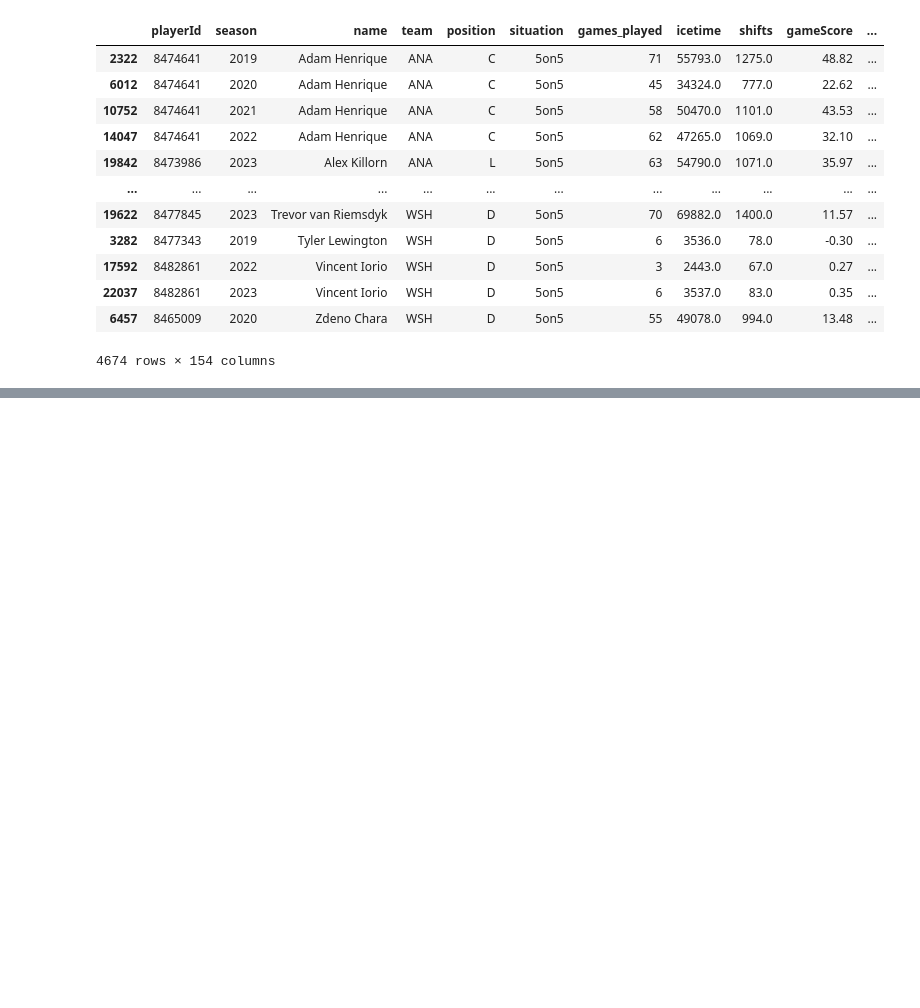
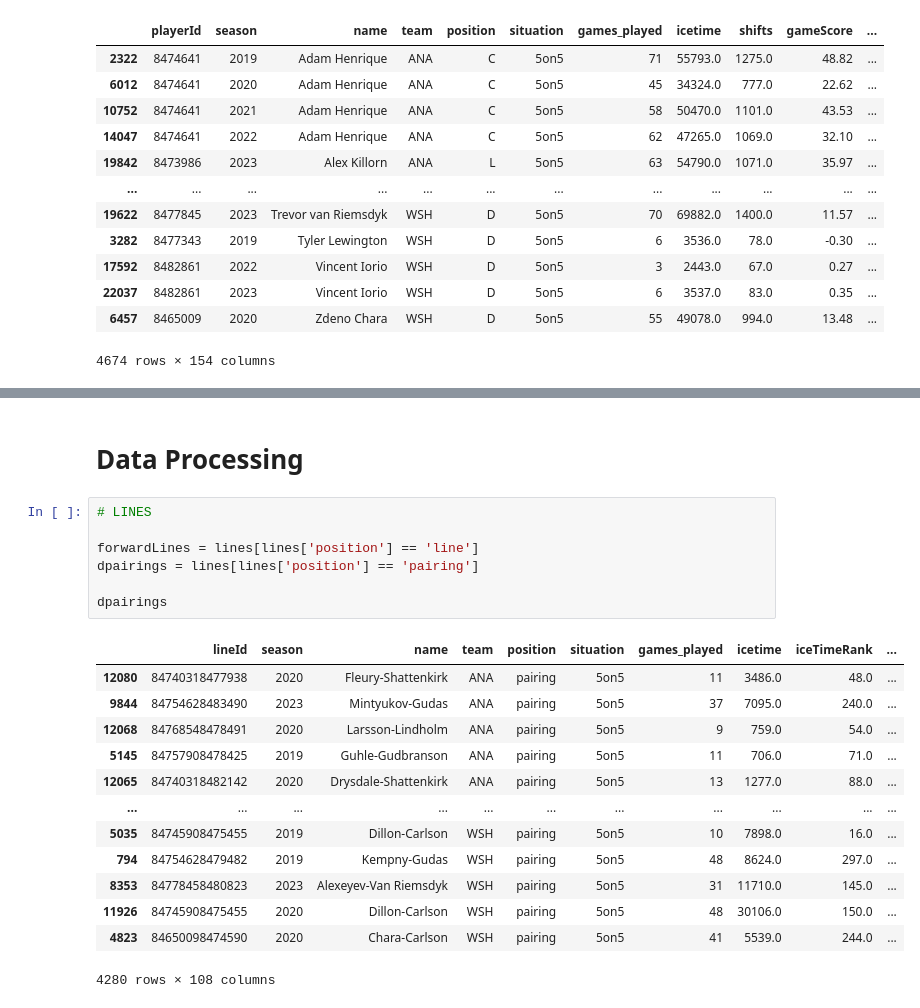
Before and after one commit to emrkel/NHL-Line-Optimisation, a Jupyter notebook: dataWrangling.ipynb, the cells around one changed output, grey strips where cells are left out. Drawn from its saved outputs; the diff is of its cells as text; blank space fills up the shorter version.

```diff
--- a/dataWrangling.ipynb
+++ b/dataWrangling.ipynb
@@ -188,0 +251,23 @@ fullStrength
+# %% [markdown]
+# Data Processing
+# %%
+# LINES
+
+forwardLines = lines[lines['position'] == 'line']
+dpairings = lines[lines['position'] == 'pairing']
+
+dpairings
+# %% [output]
+|  | lineId | season | name | team | position | situation | games_played | icetime | iceTimeRank | ... |
+| 12080 | 84740318477938 | 2020 | Fleury-Shattenkirk | ANA | pairing | 5on5 | 11 | 3486.0 | 48.0 | ... |
+| 9844 | 84754628483490 | 2023 | Mintyukov-Gudas | ANA | pairing | 5on5 | 37 | 7095.0 | 240.0 | ... |
+| 12068 | 84768548478491 | 2020 | Larsson-Lindholm | ANA | pairing | 5on5 | 9 | 759.0 | 54.0 | ... |
+| 5145 | 84757908478425 | 2019 | Guhle-Gudbranson | ANA | pairing | 5on5 | 11 | 706.0 | 71.0 | ... |
+| 12065 | 84740318482142 | 2020 | Drysdale-Shattenkirk | ANA | pairing | 5on5 | 13 | 1277.0 | 88.0 | ... |
+| ... | ... | ... | ... | ... | ... | ... | ... | ... | ... | ... |
+| 5035 | 84745908475455 | 2019 | Dillon-Carlson | WSH | pairing | 5on5 | 10 | 7898.0 | 16.0 | ... |
+| 794 | 84754628479482 | 2019 | Kempny-Gudas | WSH | pairing | 5on5 | 48 | 8624.0 | 297.0 | ... |
+| 8353 | 84778458480823 | 2023 | Alexeyev-Van Riemsdyk | WSH | pairing | 5on5 | 31 | 11710.0 | 145.0 | ... |
+| 11926 | 84745908475455 | 2020 | Dillon-Carlson | WSH | pairing | 5on5 | 48 | 30106.0 | 150.0 | ... |
+| 4823 | 84650098474590 | 2020 | Chara-Carlson | WSH | pairing | 5on5 | 41 | 5539.0 | 244.0 | ... |
+4280 rows × 108 columns
```
Also changed, not shown: parts of 5 cells of this notebook.
